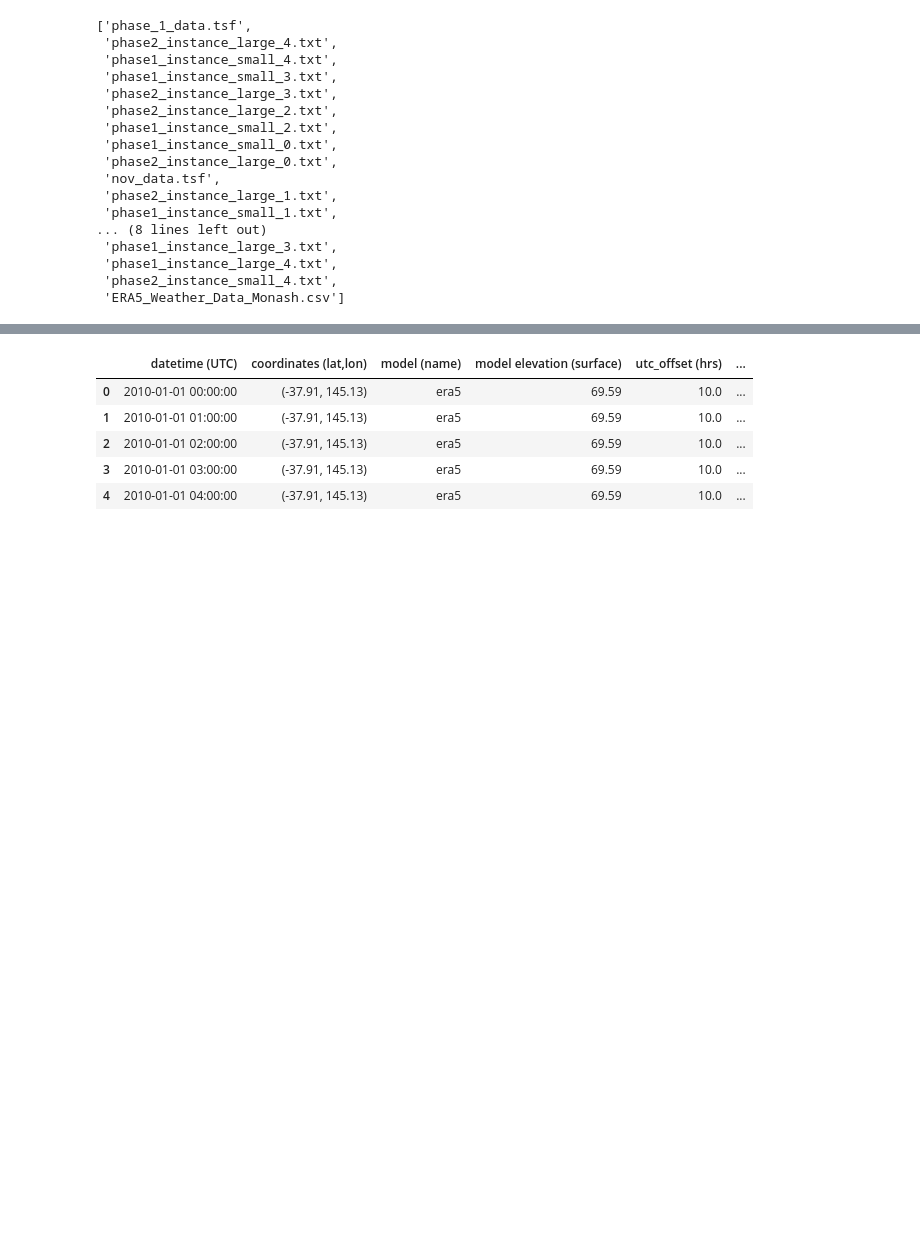
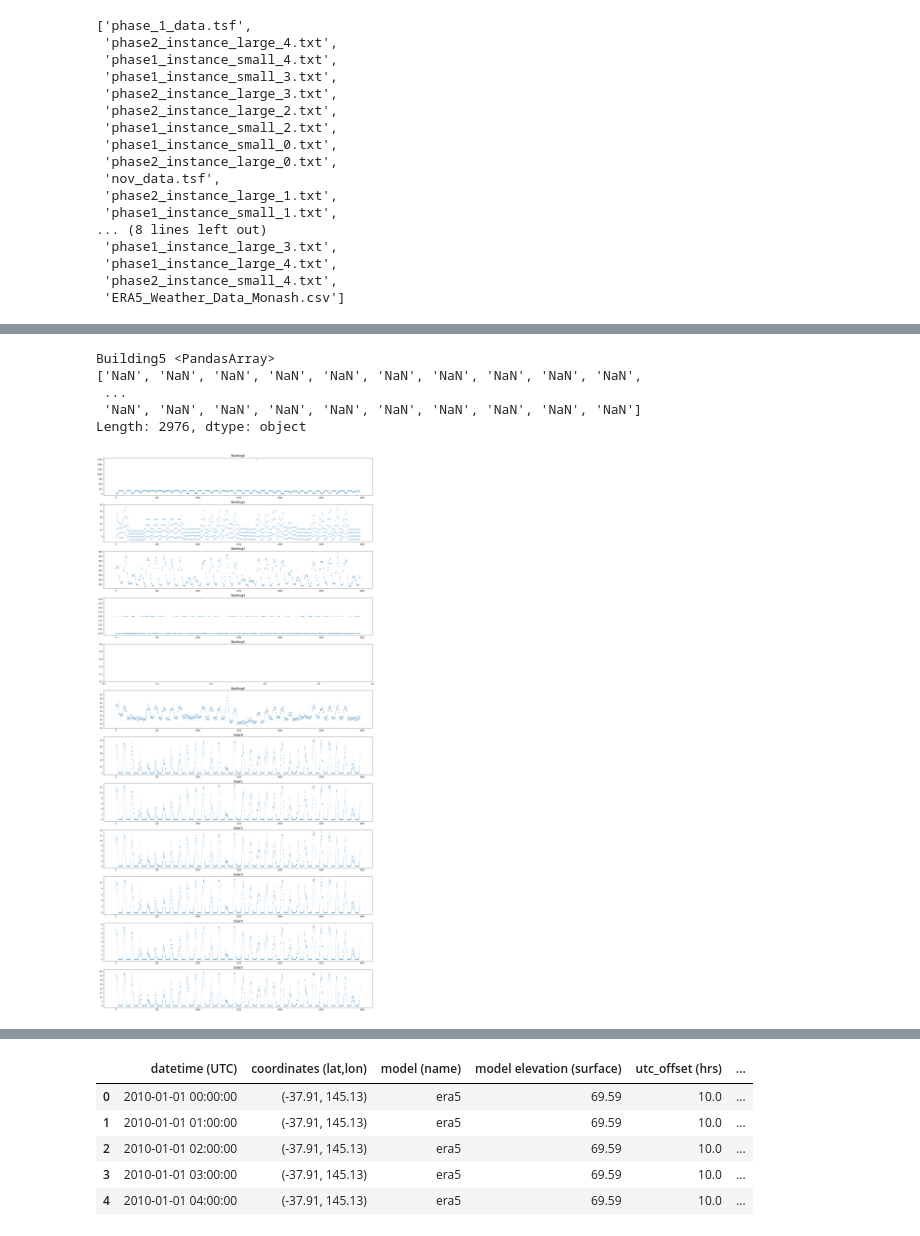
Before and after one commit to hbhungg/tinygrid, a Jupyter notebook: visualize_notebook.ipynb, the cells around one changed output, grey strips where cells are left out. Drawn from its saved outputs; the diff is of its cells as text; code cells hidden in the pictures; blank space fills up the shorter version.

```diff
--- a/visualize_notebook.ipynb
+++ b/visualize_notebook.ipynb
@@ -74,0 +141,9 @@ plt.show()
+# %%
+tsf_multi_plot(tsf_training_2, True, 10000)
+# %% [output]
+Building5 <PandasArray>
+['NaN', 'NaN', 'NaN', 'NaN', 'NaN', 'NaN', 'NaN', 'NaN', 'NaN', 'NaN',
+ ...
+ 'NaN', 'NaN', 'NaN', 'NaN', 'NaN', 'NaN', 'NaN', 'NaN', 'NaN', 'NaN']
+Length: 2976, dtype: object
+[figure, added]
```
Also changed, not shown: parts of 12 cells of this notebook, 1 other file.
